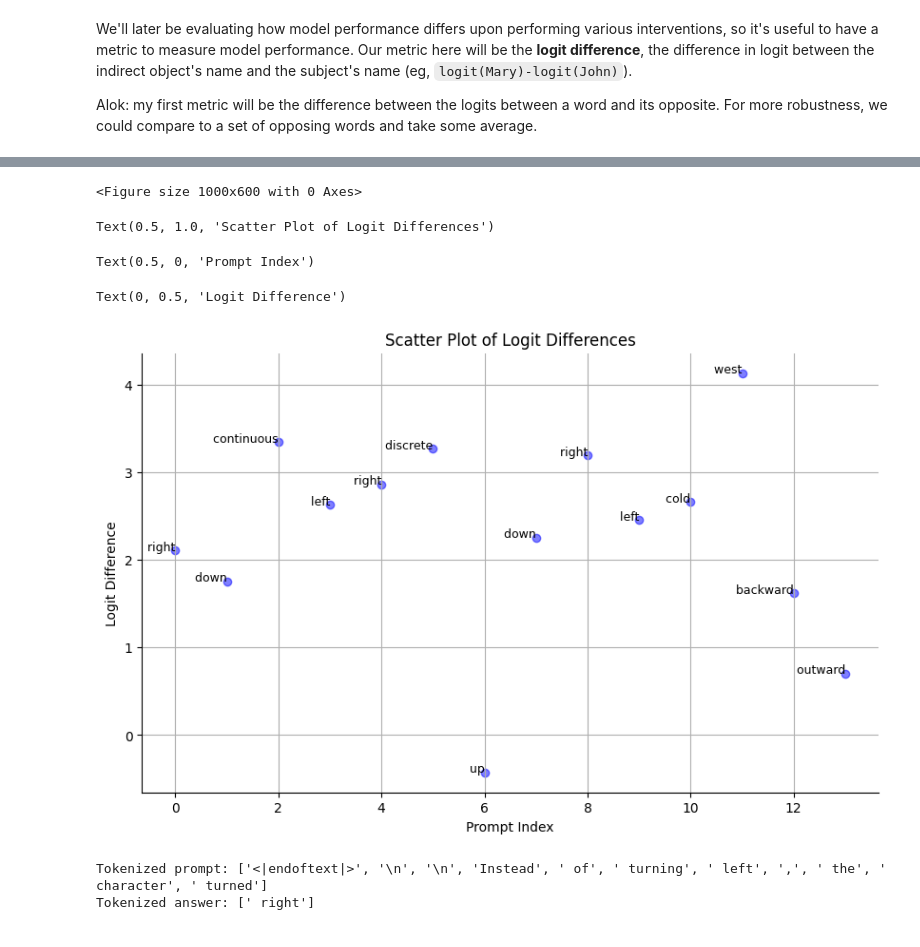
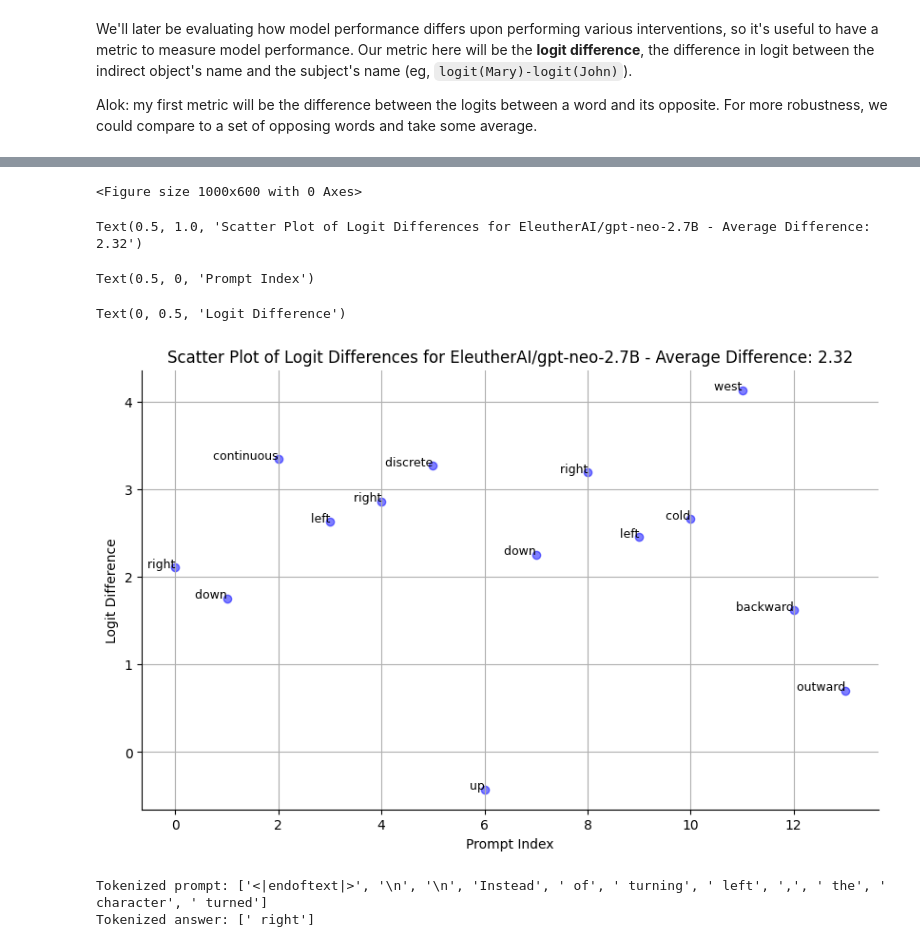
Before and after one commit to alok/nanda-mech-interp, a Jupyter notebook: src/nanda_mech_interp/experiments.ipynb, the cells around one changed output, grey strips where cells are left out. Drawn from its saved outputs; the diff is of its cells as text; code cells hidden in the pictures.

```diff
--- a/src/nanda_mech_interp/experiments.ipynb
+++ b/src/nanda_mech_interp/experiments.ipynb
@@ -153,12 +153,11 @@ model = HookedTransformer.from_pretrained(
 )
 # add left padding
 model.tokenizer.padding_side = "left"
+model.set_tokenizer(default_padding_side="left", tokenizer=model.tokenizer)
 # Get the default device used
 device: torch.device = utils.get_device()
 # %% [output]
 Loaded pretrained model EleutherAI/gpt-neo-2.7B into HookedTransformer
-# %%
-model.set_tokenizer(default_padding_side="left")
 # %% [markdown]
 The next step is to verify that the model can *actually* do the task! Here we use `utils.test_prompt`, and see that the model is significantly better at predicting Mary than John!
 
@@ -187,16 +200,7 @@ Alok: found that GPT Neo 1.3B doesn't seem to get syntax/semantics, but otherwis
 # %%
-from typing import NamedTuple
-
-from regex import D
-from sympy import PermutationMatrix
 
 
-class Answer(NamedTuple):
-    correct: str
-    incorrect: str
-
-
-prompts_and_answers = [
+prompts_and_answers: list[tuple[str, Answer]] = [
     ("\n\nInstead of turning left, the character turned", Answer(" right", " left")),
     ("\nThe bird did not fly up, it flew", Answer(" down", " up")),
     ("\n\nThe data is not discrete, it is", Answer(" continuous", " discrete")),
@@ -222,10 +226,6 @@ prompts_and_answers = [
 ]
 
 
-def unzip(tuples):
-    return zip(*tuples)
-
-
 prompts, answers = unzip(prompts_and_answers)
 print(prompts, answers)
 prompt_tokens = [model.to_tokens(prompt) for prompt in prompts]
@@ -432,10 +254,3 @@ def leftpad(strs: list[str], model, pad_char: str = "\n") -> list[str]:
         out = leftpad(out, model)
         lens = [len(model.to_str_tokens(s)) for s in out]
     return out
-
-
-padded = leftpad(prompts, model)
-
-for prompt in padded:
-    str_tokens = model.to_str_tokens(prompt)
-    print(f"{len(prompt) = }, {len(str_tokens) = }")
@@ -512,40 +312,42 @@ logit_diffs = (
     .cpu()
     .numpy()
 )
-
 # Generate a scatter plot of the logit differences with labels for each point
 plt.figure(figsize=(10, 6))
 for i, (logit_diff, answer) in enumerate(zip(logit_diffs, answers)):
     _ = plt.scatter(i, logit_diff, color="blue", alpha=0.5)
     _ = plt.text(i, logit_diff, f"{answer.correct}", fontsize=9, ha="right")
-plt.title("Scatter Plot of Logit Differences")
+
+# Calculate the average logit difference for the title
+average_logit_diff = np.mean(logit_diffs)
+plt.title(f"Scatter Plot of Logit Differences for {MODEL_NAME} - Average Difference: {average_logit_diff:.2f}")
 plt.xlabel("Prompt Index")
 plt.ylabel("Logit Difference")
 plt.grid(True)
 plt.show()
 # %% [output]
 Per prompt logit difference: tensor([ 2.1070,  1.7540,  3.3410,  2.6260,  2.8600,  3.2700, -0.4260,  2.2520,
          3.1950,  2.4530,  2.6580,  4.1310,  1.6190,  0.7020])
 Average logit difference: 2.324
 Prompt: Instead of turning left, the character turned                          Answer:  right          Logit Difference: 2.11
 Prompt: The bird did not fly up, it flew                                       Answer:  down           Logit Difference: 1.75
 Prompt: The data is not discrete, it is                                        Answer:  continuous     Logit Difference: 3.34
 Prompt: She did not walk towards the right, she moved to the                   Answer:  left           Logit Difference: 2.63
 Prompt: He did not walk towards the left, he moved to the                      Answer:  right          Logit Difference: 2.86
 Prompt: The data is not continuous, it is                                      Answer:  discrete       Logit Difference: 3.27
 Prompt: To avoid going down, the climber went                                  Answer:  up             Logit Difference: -0.43
 Prompt: To avoid going up, the climber went                                    Answer:  down           Logit Difference: 2.25
 Prompt: The vehicle couldn't turn left, so it turned                           Answer:  right          Logit Difference: 3.19
 Prompt: The vehicle couldn't turn right, so it turned                          Answer:  left           Logit Difference: 2.45
 Prompt: he feels hot, but i feel                                               Answer:  cold           Logit Difference: 2.66
 Prompt: The sun did not rise in the east, it rose in the                       Answer:  west           Logit Difference: 4.13
 Prompt: The player did not pass the ball forward, they passed it               Answer:  backward       Logit Difference: 1.62
 Prompt: The door didn't open inward, it swung                                  Answer:  outward        Logit Difference: 0.70
 <Figure size 1000x600 with 0 Axes>
-Text(0.5, 1.0, 'Scatter Plot of Logit Differences')
+Text(0.5, 1.0, 'Scatter Plot of Logit Differences for EleutherAI/gpt-neo-2.7B - Average Difference: 2.32')
 Text(0.5, 0, 'Prompt Index')
 Text(0, 0.5, 'Logit Difference')
-[figure, old version]
+[figure, new version]
 # %%
 for prompt, answer in zip(prompts, answers):
     print(utils.test_prompt(prompt, answer.correct, model, prepend_bos=True))
```
Also changed, not shown: parts of 12 cells of this notebook.
